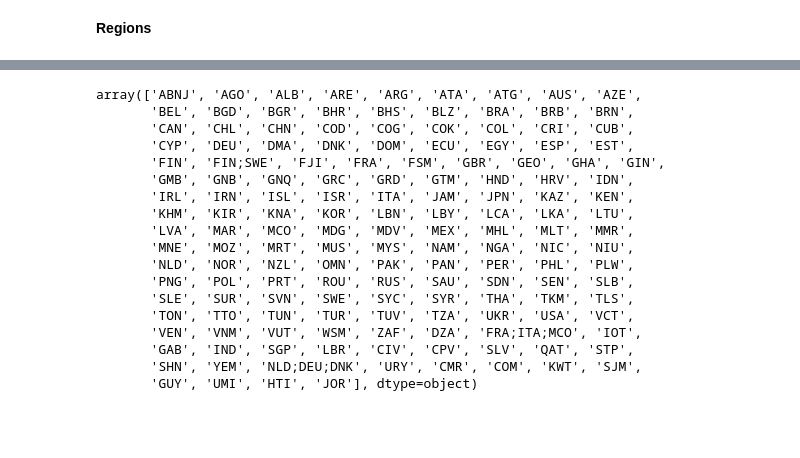
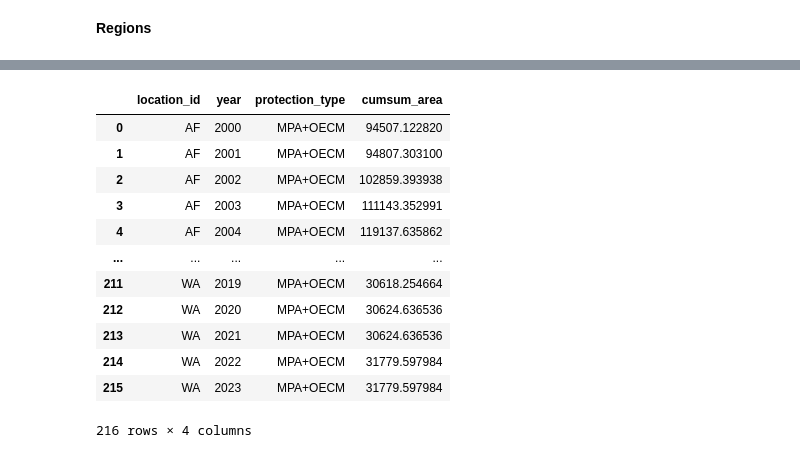
Before and after one commit to Vizzuality/skytruth-30x30, a Jupyter notebook: data/notebooks/wdpa_coverage.ipynb, the cells around one changed output, grey strips where cells are left out. Saved outputs shown, nothing was run; the diff lists cells and outputs as text; code cells hidden in the pictures; blank space fills up the shorter version.

```diff
--- a/data/notebooks/wdpa_coverage.ipynb
+++ b/data/notebooks/wdpa_coverage.ipynb
@@ -241,10 +223,8 @@ final_df['cumsum_area'] =final_df['cumsum_area']/1000000
 # %% [markdown]
 **Global**
 # %%
-# Calculate global per year and append it
+# Calculate global per year and append it to df
 glob_df = final_df.groupby(['year', 'protection_type'])['cumsum_area'].sum().reset_index()
-
 glob_df['location_id'] = 'GLOB'
 
-final_df2 = pd.concat([final_df, glob_df], ignore_index=True)
-final_df2
+final_df = pd.concat([final_df, glob_df], ignore_index=True)
@@ -273,3 +231,5 @@ final_df2['last_updated'] = current_date
+# %%
+final_df = final_df[['location_id', 'year', 'protection_type', 'cumsum_area']]
 # %% [markdown]
 **Regions**
 # %%
@@ -333,13 +293,27 @@ regions_data = [
     {
         'region_iso': 'GL',
         'region_name': 'Global',
-        'country_iso_3s': []
+        'country_iso_3s': ['GLOB']
     },
     {
         'region_iso': 'WA',
         'region_name': 'West Asia',
         'country_iso_3s': [
             "ARE", "BHR", "IRQ", "JOR", "KWT", "LBN", "OMN", "PSE", "QAT", "SAU", "SYR", "YEM"
+        ]
+    },
+    {
+        'region_iso': 'AT', # this region is not in the Protected Planet database
+        'region_name': 'Antartica',
+        'country_iso_3s': [
+            "ATA"
+        ]
+    },
+    {
+        'region_iso': 'HS', # this region is not in the Protected Planet database
+        'region_name': 'Areas Beyond National Jurisdiction',
+        'country_iso_3s': [
+            "ABNJ"
         ]
     }
 ]
@@ -348,7 +322,4 @@ regions_data = [
 country_to_region = {}
 for region in regions_data:
     for country in region['country_iso_3s']:
-        country_to_region[country] = region['region_name']
+        country_to_region[country] = region['region_iso']
-# %%
-final_df['region'] = final_df['location_id'].map(country_to_region)
-final_df
@@ -385,21 +326,21 @@ final_df[final_df.region.isnull()]
-# %%
-final_df['location_id'].unique()
-# %% [output]
-array(['ABNJ', 'AGO', 'ALB', 'ARE', 'ARG', 'ATA', 'ATG', 'AUS', 'AZE',
-       'BEL', 'BGD', 'BGR', 'BHR', 'BHS', 'BLZ', 'BRA', 'BRB', 'BRN',
-       'CAN', 'CHL', 'CHN', 'COD', 'COG', 'COK', 'COL', 'CRI', 'CUB',
-       'CYP', 'DEU', 'DMA', 'DNK', 'DOM', 'ECU', 'EGY', 'ESP', 'EST',
-       'FIN', 'FIN;SWE', 'FJI', 'FRA', 'FSM', 'GBR', 'GEO', 'GHA', 'GIN',
-       'GMB', 'GNB', 'GNQ', 'GRC', 'GRD', 'GTM', 'HND', 'HRV', 'IDN',
-       'IRL', 'IRN', 'ISL', 'ISR', 'ITA', 'JAM', 'JPN', 'KAZ', 'KEN',
-       'KHM', 'KIR', 'KNA', 'KOR', 'LBN', 'LBY', 'LCA', 'LKA', 'LTU',
-       'LVA', 'MAR', 'MCO', 'MDG', 'MDV', 'MEX', 'MHL', 'MLT', 'MMR',
-       'MNE', 'MOZ', 'MRT', 'MUS', 'MYS', 'NAM', 'NGA', 'NIC', 'NIU',
-       'NLD', 'NOR', 'NZL', 'OMN', 'PAK', 'PAN', 'PER', 'PHL', 'PLW',
-       'PNG', 'POL', 'PRT', 'ROU', 'RUS', 'SAU', 'SDN', 'SEN', 'SLB',
-       'SLE', 'SUR', 'SVN', 'SWE', 'SYC', 'SYR', 'THA', 'TKM', 'TLS',
-       'TON', 'TTO', 'TUN', 'TUR', 'TUV', 'TZA', 'UKR', 'USA', 'VCT',
-       'VEN', 'VNM', 'VUT', 'WSM', 'ZAF', 'DZA', 'FRA;ITA;MCO', 'IOT',
-       'GAB', 'IND', 'SGP', 'LBR', 'CIV', 'CPV', 'SLV', 'QAT', 'STP',
-       'SHN', 'YEM', 'NLD;DEU;DNK', 'URY', 'CMR', 'COM', 'KWT', 'SJM',
-       'GUY', 'UMI', 'HTI', 'JOR'], dtype=object)
+# %%
+regions = final_df.copy()
+regions['location_id'] = regions['location_id'].map(country_to_region)
+
+# group by region and year to get sum of cumsum_area
+regions = regions.groupby(['location_id', 'year', 'protection_type'])['cumsum_area'].sum().reset_index()
+regions
+# %% [output]
+|  | location_id | year | protection_type | cumsum_area |
+| 0 | AF | 2000 | MPA+OECM | 94507.122820 |
+| 1 | AF | 2001 | MPA+OECM | 94807.303100 |
+| 2 | AF | 2002 | MPA+OECM | 102859.393938 |
+| 3 | AF | 2003 | MPA+OECM | 111143.352991 |
+| 4 | AF | 2004 | MPA+OECM | 119137.635862 |
+| ... | ... | ... | ... | ... |
+| 211 | WA | 2019 | MPA+OECM | 30618.254664 |
+| 212 | WA | 2020 | MPA+OECM | 30624.636536 |
+| 213 | WA | 2021 | MPA+OECM | 30624.636536 |
+| 214 | WA | 2022 | MPA+OECM | 31779.597984 |
+| 215 | WA | 2023 | MPA+OECM | 31779.597984 |
+216 rows × 4 columns
```
Also changed, not shown: parts of 11 cells of this notebook.
